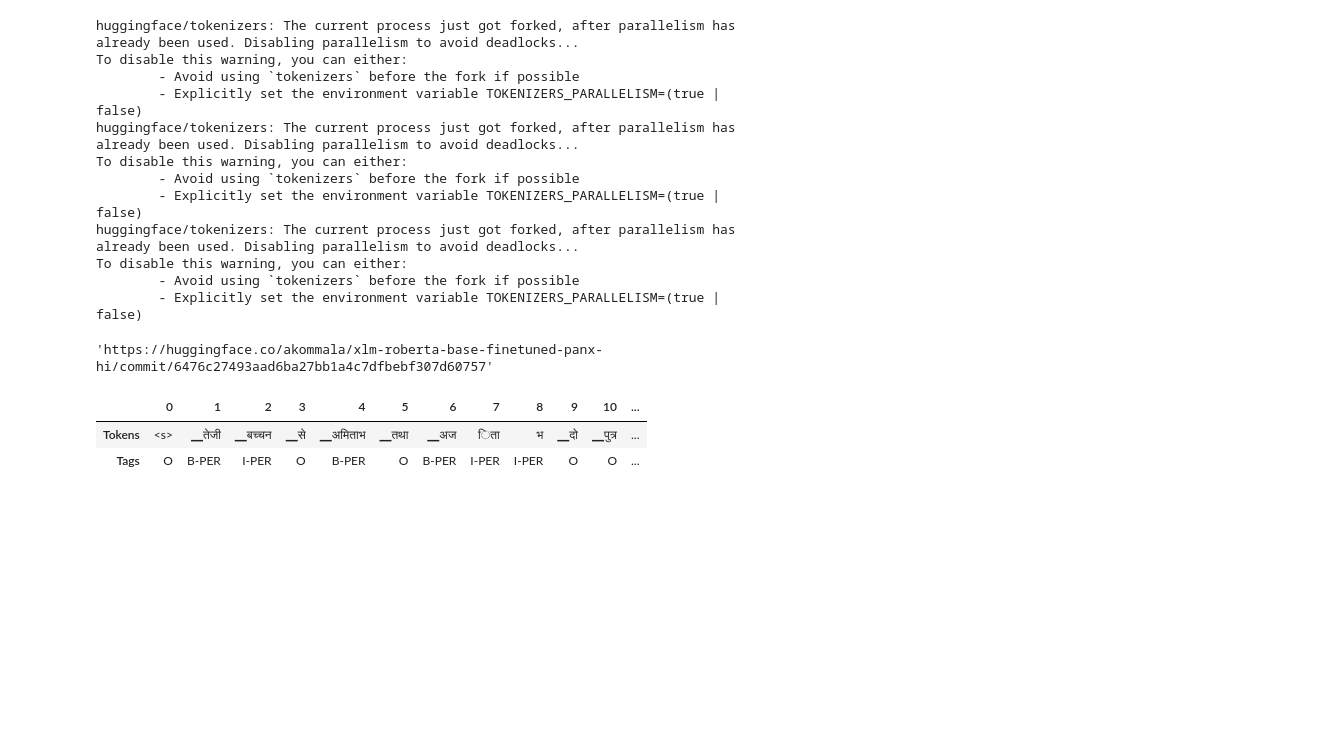
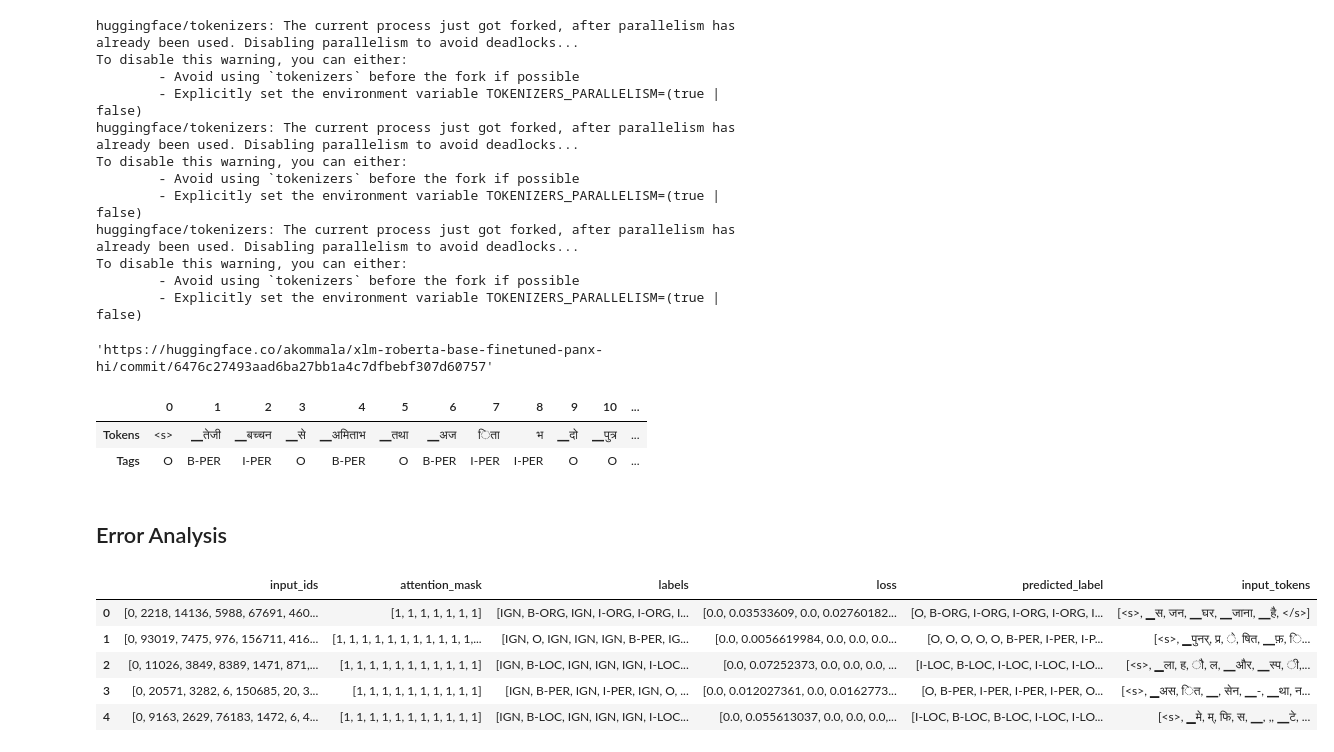
Before and after one commit to the-neural-networker/nlp-with-transformers, a Jupyter notebook: multi-lingual-language-recognition.ipynb, the cells around one changed output. Cells and saved outputs as stored; diff of their text form; code cells hidden in the pictures; blank space fills up the shorter version.

Commit message:
add error analysis

```diff
--- a/multi-lingual-language-recognition.ipynb
+++ b/multi-lingual-language-recognition.ipynb
@@ -498,3 +498,29 @@ tag_text(text_hi, tags, trainer.model, xlmr_tokenizer)
 |  | 0 | 1 | 2 | 3 | 4 | 5 | 6 | 7 | 8 | 9 | 10 | ... |
 | Tokens | <s> | ▁तेजी | ▁बच्चन | ▁से | ▁अमिताभ | ▁तथा | ▁अज | िता | भ | ▁दो | ▁पुत्र | ... |
 | Tags | O | B-PER | I-PER | O | B-PER | O | B-PER | I-PER | I-PER | O | O | ... |
+# %% [markdown]
+## Error Analysis
+# %%
+from torch.nn.functional import cross_entropy
+
+def forward_pass_with_label(batch):
+    # convert dict of lists of list of dicts suitable for data collator
+    features = [dict(zip(batch, t)) for t in zip(*batch.values())]
+    # pad inputs and labels and put all tensors on device
+    batch = data_collator(features)
+    input_ids = batch["input_ids"].to(device)
+    attention_mask = batch["attention_mask"].to(device)
+    labels = batch["labels"].to(device)
+    with torch.no_grad():
+        # pass data through model
+        output = trainer.model(input_ids, attention_mask)
+        # logit.size [batch_size, sequence_length, classes]
+        # predict class with largest logit value on classes axis
+        predicted_label = torch.argmax(output.logits, axis=-1).cpu().numpy()
+
+    # calculate loss per token after flattening batch dimension with view
+    loss = cross_entropy(output.logits.view(-1, 7), labels.view(-1), reduction="none")
+    # unflatten batch dimension and convert to numpy array
+    loss = loss.view(len(input_ids), -1).cpu().numpy()
+
+    return {'loss': loss, 'predicted_label': predicted_label}
@@ -500,0 +531,20 @@ tag_text(text_hi, tags, trainer.model, xlmr_tokenizer)
+# %%
+index2tag[-100] = "IGN"
+df["input_tokens"] = df["input_ids"].apply(
+    lambda x: xlmr_tokenizer.convert_ids_to_tokens(x))
+df["predicted_label"] = df["predicted_label"].apply(
+    lambda x: [index2tag[i] for i in x])
+df["labels"] = df["labels"].apply(
+    lambda x: [index2tag[i] for i in x])
+df["loss"] = df.apply(
+    lambda x: x["loss"][:len(x["input_ids"])], axis=1)
+df["predicted_label"] = df.apply(
+    lambda x: x["predicted_label"][:len(x["input_ids"])], axis=1)
+df.head()
+# %% [output]
+|  | input_ids | attention_mask | labels | loss | predicted_label | input_tokens |
+| 0 | [0, 2218, 14136, 5988, 67691, 460... | [1, 1, 1, 1, 1, 1, 1] | [IGN, B-ORG, IGN, I-ORG, I-ORG, I... | [0.0, 0.03533609, 0.0, 0.02760182... | [O, B-ORG, I-ORG, I-ORG, I-ORG, I... | [<s>, ▁स, जन, ▁घर, ▁जाना, ▁है, </s>] |
+| 1 | [0, 93019, 7475, 976, 156711, 416... | [1, 1, 1, 1, 1, 1, 1, 1, 1, 1, 1,... | [IGN, O, IGN, IGN, IGN, B-PER, IG... | [0.0, 0.0056619984, 0.0, 0.0, 0.0... | [O, O, O, O, O, B-PER, I-PER, I-P... | [<s>, ▁पुनर्, प्र, े, षित, ▁फ़, ि... |
+| 2 | [0, 11026, 3849, 8389, 1471, 871,... | [1, 1, 1, 1, 1, 1, 1, 1, 1, 1, 1] | [IGN, B-LOC, IGN, IGN, IGN, I-LOC... | [0.0, 0.07252373, 0.0, 0.0, 0.0, ... | [I-LOC, B-LOC, I-LOC, I-LOC, I-LO... | [<s>, ▁ला, ह, ौ, ल, ▁और, ▁स्प, ी,... |
+| 3 | [0, 20571, 3282, 6, 150685, 20, 3... | [1, 1, 1, 1, 1, 1, 1, 1, 1, 1] | [IGN, B-PER, IGN, I-PER, IGN, O, ... | [0.0, 0.012027361, 0.0, 0.0162773... | [O, B-PER, I-PER, I-PER, I-PER, O... | [<s>, ▁अस, ित, ▁, सेन, ▁-, ▁था, न... |
+| 4 | [0, 9163, 2629, 76183, 1472, 6, 4... | [1, 1, 1, 1, 1, 1, 1, 1, 1, 1, 1] | [IGN, B-LOC, IGN, IGN, IGN, I-LOC... | [0.0, 0.055613037, 0.0, 0.0, 0.0,... | [I-LOC, B-LOC, B-LOC, I-LOC, I-LO... | [<s>, ▁मे, म्, फि, स, ▁, ,, ▁टे, ... |
```
Also changed, not shown: parts of 5 cells of this notebook.
